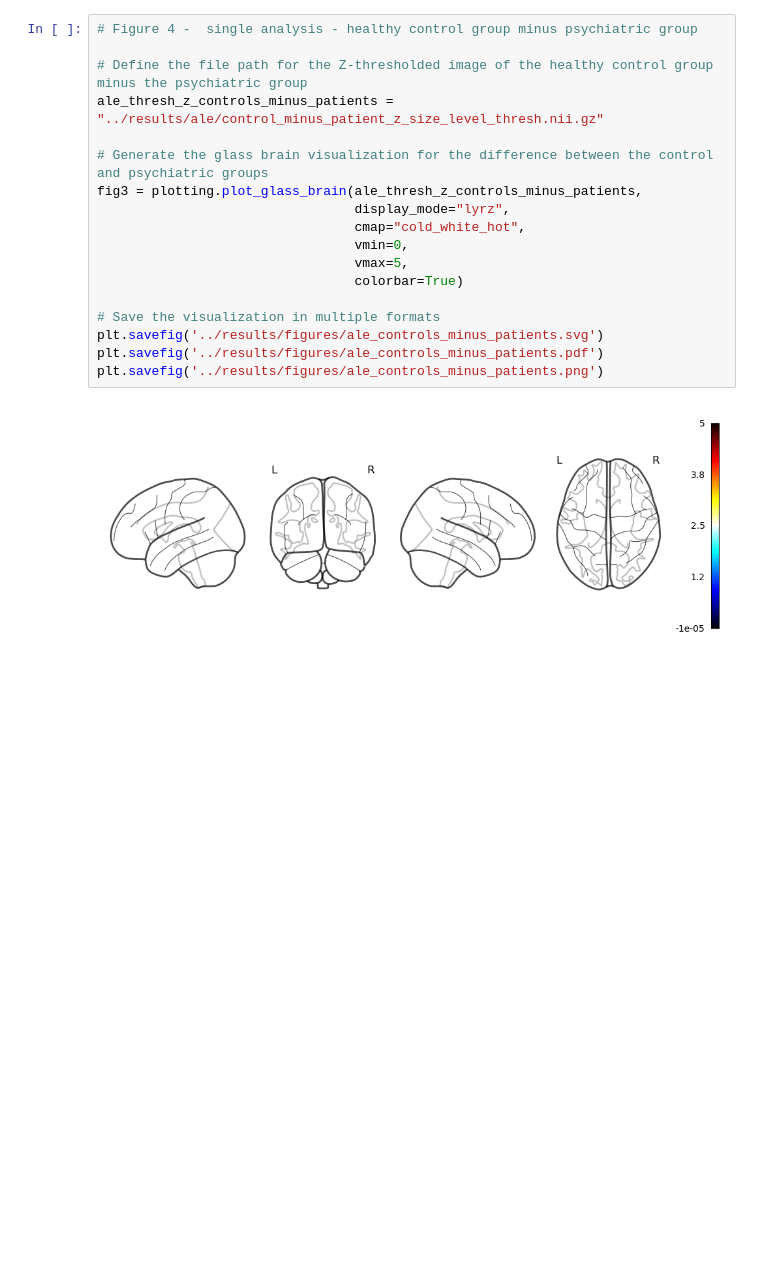
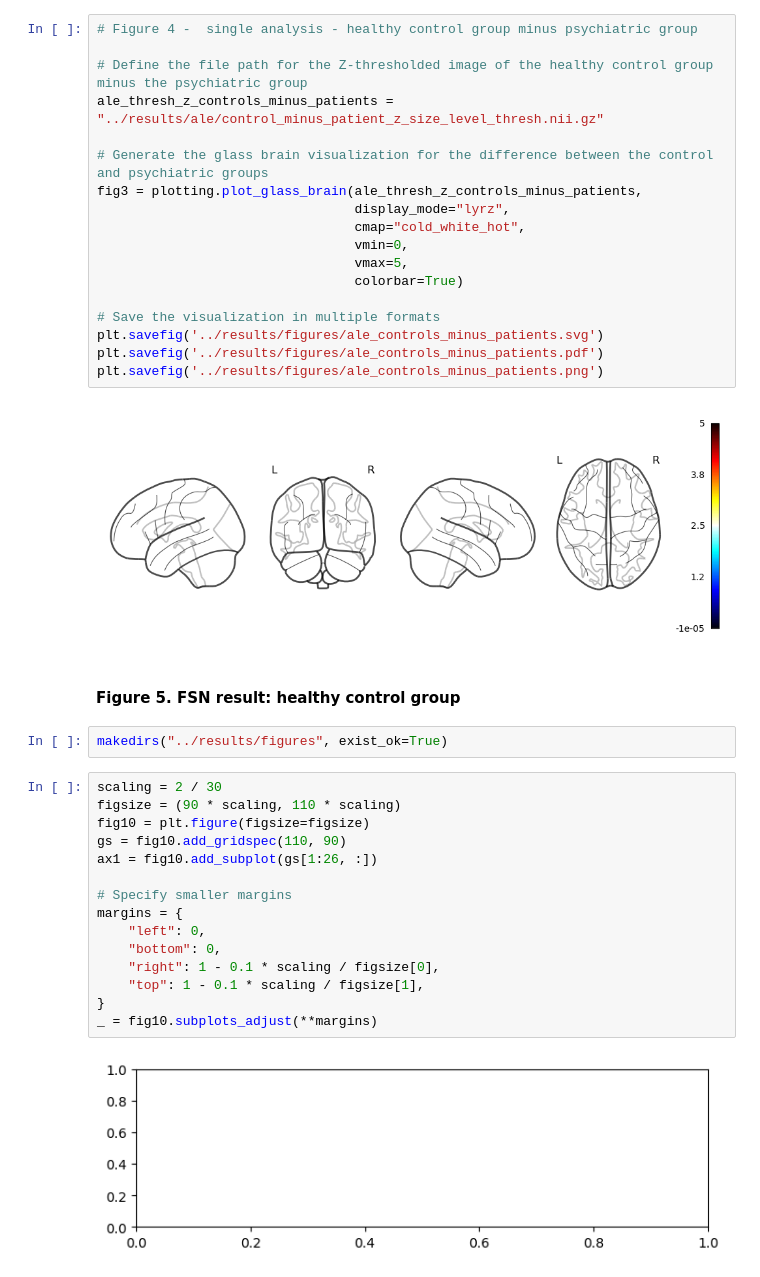
Before and after one commit to shanshan717/Self_Psych_Meta, a Jupyter notebook: code/py03_figures.ipynb, the cells around one changed output. Drawn from its saved outputs; the diff is of its cells as text; blank space fills up the shorter version.

```diff
--- a/code/py03_figures.ipynb
+++ b/code/py03_figures.ipynb
@@ -117,3 +117,24 @@ plt.savefig('../results/figures/ale_controls_minus_patients.pdf')
 plt.savefig('../results/figures/ale_controls_minus_patients.png')
 # %% [output]
 [figure]
+# %% [markdown]
+#### Figure 5.  FSN result:  healthy control group
+# %%
+makedirs("../results/figures", exist_ok=True)
+# %%
+scaling = 2 / 30
+figsize = (90 * scaling, 110 * scaling)
+fig10 = plt.figure(figsize=figsize)
+gs = fig10.add_gridspec(110, 90)
+ax1 = fig10.add_subplot(gs[1:26, :])
+
+# Specify smaller margins
+margins = {
+    "left": 0,
+    "bottom": 0,
+    "right": 1 - 0.1 * scaling / figsize[0],
+    "top": 1 - 0.1 * scaling / figsize[1],
+}
+_ = fig10.subplots_adjust(**margins)
+# %% [output]
+[figure, added]
```
Also changed, not shown: parts of 6 cells of this notebook, 1 other file.
